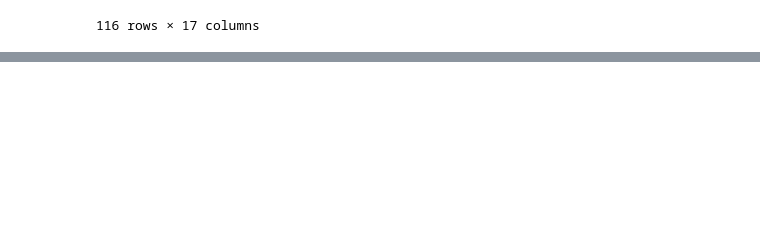
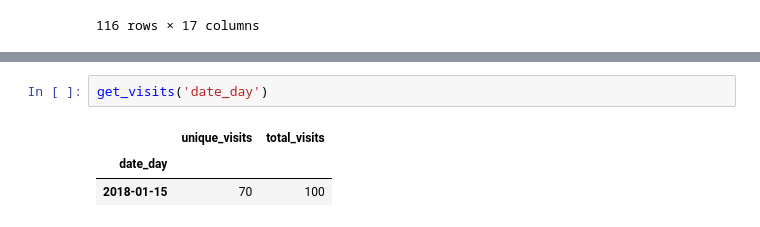
Before and after one commit to 8snit/Notebooks, a Jupyter notebook: pandas.ipynb, the cells around one changed output, grey strips where cells are left out. Saved outputs shown, nothing was run; the diff lists cells and outputs as text; blank space fills up the shorter version.

```diff
--- a/pandas.ipynb
+++ b/pandas.ipynb
@@ -102,0 +120,6 @@ cleangames.groupby("yearpublished").sum().sort_values("average_rating")
+# %%
+get_visits('date_day')
+# %% [output]
+|  | unique_visits | total_visits |
+| date_day |  |  |
+| 2018-01-15 | 70 | 100 |
```
Also changed, not shown: parts of 7 cells of this notebook.
